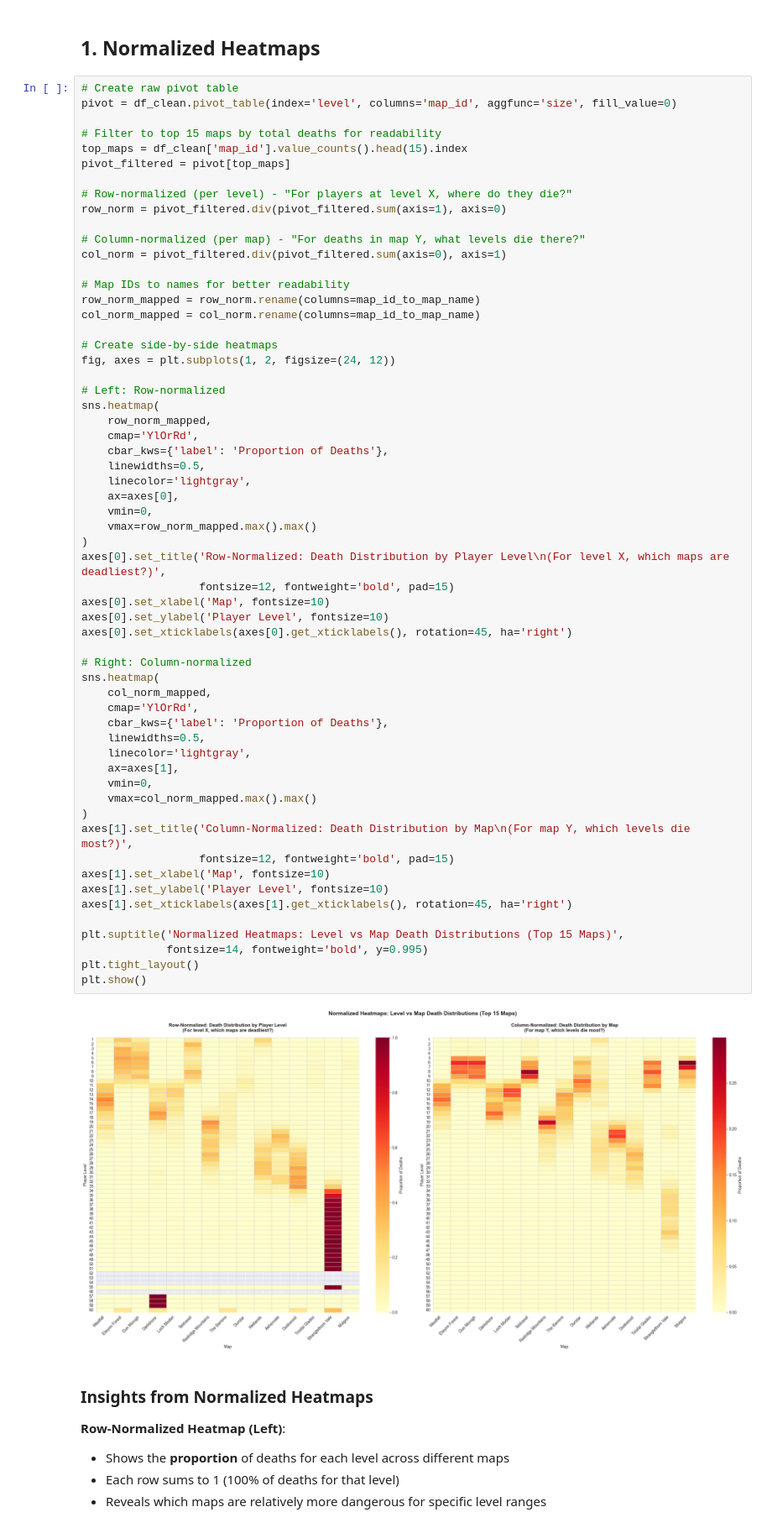
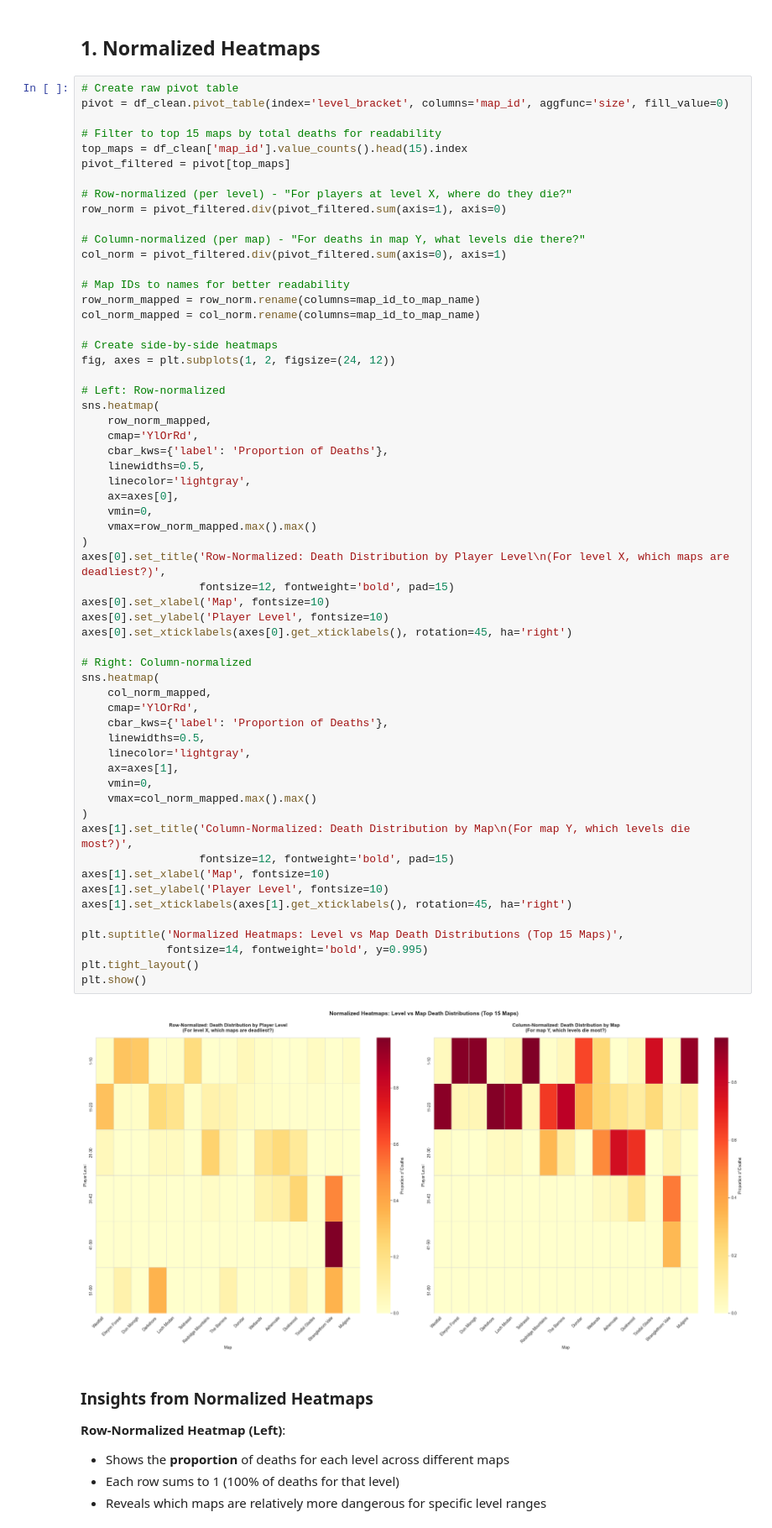
Before and after one commit to vjelinekk/DMB2-semestralni-prace, a Jupyter notebook: analysis.ipynb, the cells around one changed output. Shown at 84% size. Cells and saved outputs as stored; diff of their text form.

```diff
--- a/analysis.ipynb
+++ b/analysis.ipynb
@@ -9858,7 +9858,7 @@ Cleaned rows: 95422
 ## 1. Normalized Heatmaps
 # %%
 # Create raw pivot table
-pivot = df_clean.pivot_table(index='level', columns='map_id', aggfunc='size', fill_value=0)
+pivot = df_clean.pivot_table(index='level_bracket', columns='map_id', aggfunc='size', fill_value=0)
 
 # Filter to top 15 maps by total deaths for readability
 top_maps = df_clean['map_id'].value_counts().head(15).index
@@ -9889,34 +9889,34 @@ sns.heatmap(
     vmax=row_norm_mapped.max().max()
 )
 axes[0].set_title('Row-Normalized: Death Distribution by Player Level\n(For level X, which maps are deadliest?)',
                   fontsize=12, fontweight='bold', pad=15)
 axes[0].set_xlabel('Map', fontsize=10)
 axes[0].set_ylabel('Player Level', fontsize=10)
 axes[0].set_xticklabels(axes[0].get_xticklabels(), rotation=45, ha='right')
 
 # Right: Column-normalized
 sns.heatmap(
     col_norm_mapped,
     cmap='YlOrRd',
     cbar_kws={'label': 'Proportion of Deaths'},
     linewidths=0.5,
     linecolor='lightgray',
     ax=axes[1],
     vmin=0,
     vmax=col_norm_mapped.max().max()
 )
 axes[1].set_title('Column-Normalized: Death Distribution by Map\n(For map Y, which levels die most?)',
                   fontsize=12, fontweight='bold', pad=15)
 axes[1].set_xlabel('Map', fontsize=10)
 axes[1].set_ylabel('Player Level', fontsize=10)
 axes[1].set_xticklabels(axes[1].get_xticklabels(), rotation=45, ha='right')
 
 plt.suptitle('Normalized Heatmaps: Level vs Map Death Distributions (Top 15 Maps)',
              fontsize=14, fontweight='bold', y=0.995)
 plt.tight_layout()
 plt.show()
 # %% [output]
-[figure, old version]
+[figure, new version]
 # %% [markdown]
 ### Insights from Normalized Heatmaps
 
```
Also changed, not shown: parts of 1 cell of this notebook.
